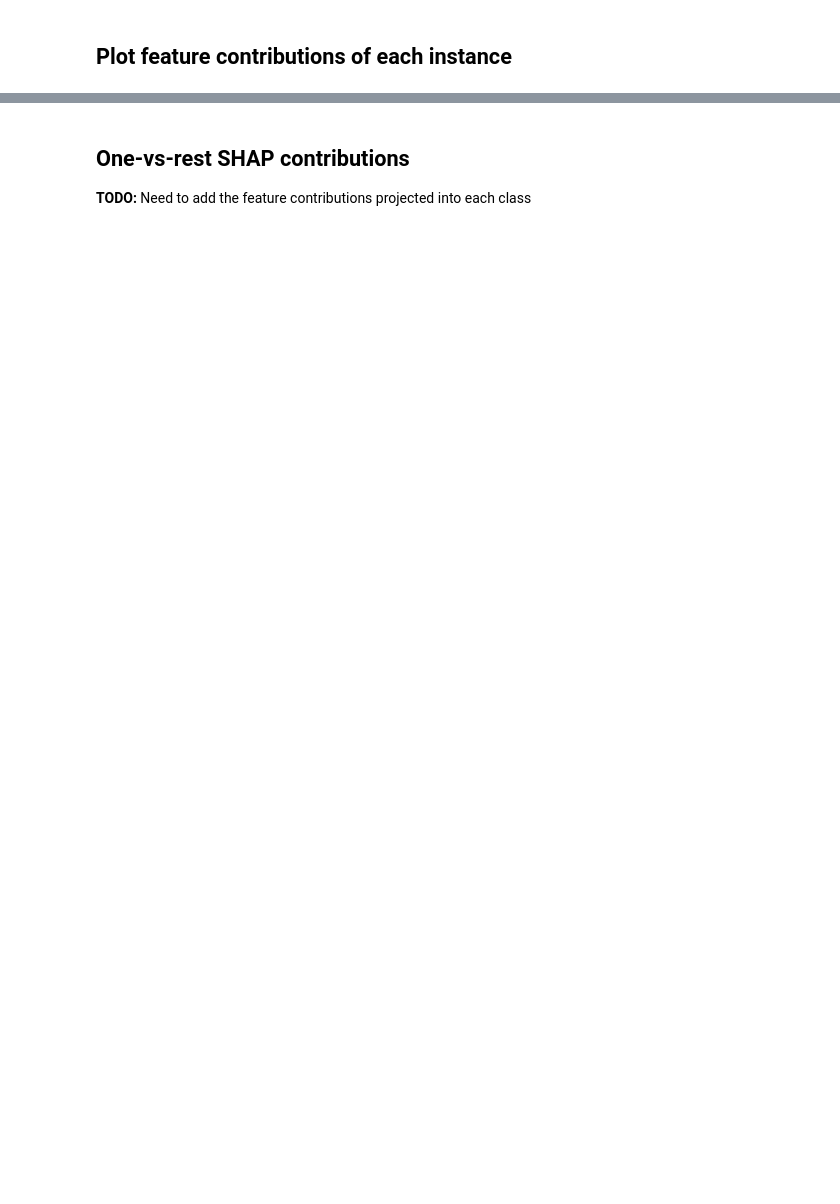
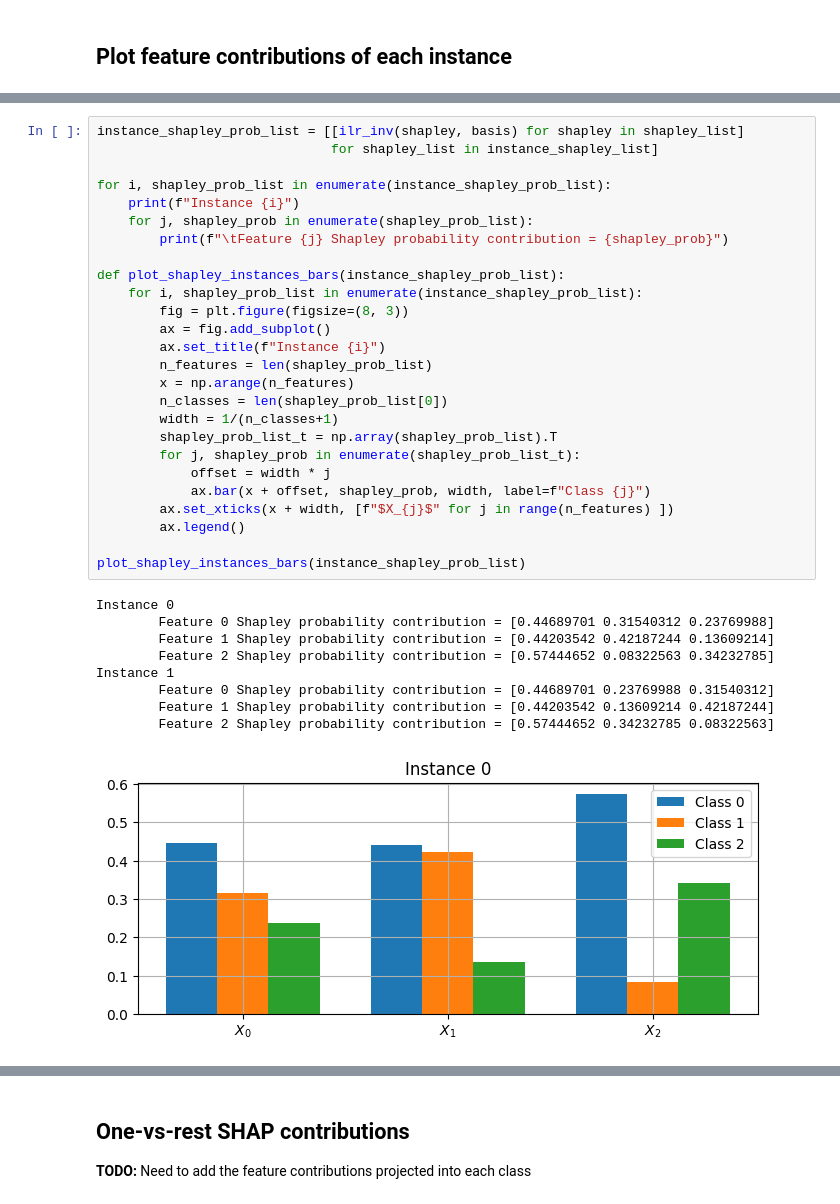
Before and after one commit to shapley-composition/ecai-2024-code-and-exp, a Jupyter notebook: toy_example_in_ilr_and_shap.ipynb, the cells around one changed output, grey strips where cells are left out. Cells and saved outputs as stored; diff of their text form; blank space fills up the shorter version.

```diff
--- a/toy_example_in_ilr_and_shap.ipynb
+++ b/toy_example_in_ilr_and_shap.ipynb
@@ -136,0 +166,36 @@ Instance 1
+# %%
+instance_shapley_prob_list = [[ilr_inv(shapley, basis) for shapley in shapley_list]
+                              for shapley_list in instance_shapley_list]
+
+for i, shapley_prob_list in enumerate(instance_shapley_prob_list):
+    print(f"Instance {i}")
+    for j, shapley_prob in enumerate(shapley_prob_list):
+        print(f"\tFeature {j} Shapley probability contribution = {shapley_prob}")
+
+def plot_shapley_instances_bars(instance_shapley_prob_list):
+    for i, shapley_prob_list in enumerate(instance_shapley_prob_list):
+        fig = plt.figure(figsize=(8, 3))
+        ax = fig.add_subplot()
+        ax.set_title(f"Instance {i}")
+        n_features = len(shapley_prob_list)
+        x = np.arange(n_features)
+        n_classes = len(shapley_prob_list[0])
+        width = 1/(n_classes+1)
+        shapley_prob_list_t = np.array(shapley_prob_list).T
+        for j, shapley_prob in enumerate(shapley_prob_list_t):
+            offset = width * j
+            ax.bar(x + offset, shapley_prob, width, label=f"Class {j}")
+        ax.set_xticks(x + width, [f"$X_{j}$" for j in range(n_features) ])
+        ax.legend()
+
+plot_shapley_instances_bars(instance_shapley_prob_list)
+# %% [output]
+Instance 0
+        Feature 0 Shapley probability contribution = [0.44689701 0.31540312 0.23769988]
+        Feature 1 Shapley probability contribution = [0.44203542 0.42187244 0.13609214]
+        Feature 2 Shapley probability contribution = [0.57444652 0.08322563 0.34232785]
+Instance 1
+        Feature 0 Shapley probability contribution = [0.44689701 0.23769988 0.31540312]
+        Feature 1 Shapley probability contribution = [0.44203542 0.13609214 0.42187244]
+        Feature 2 Shapley probability contribution = [0.57444652 0.34232785 0.08322563]
+[figure, added]
```
Also changed, not shown: parts of 8 cells of this notebook.
